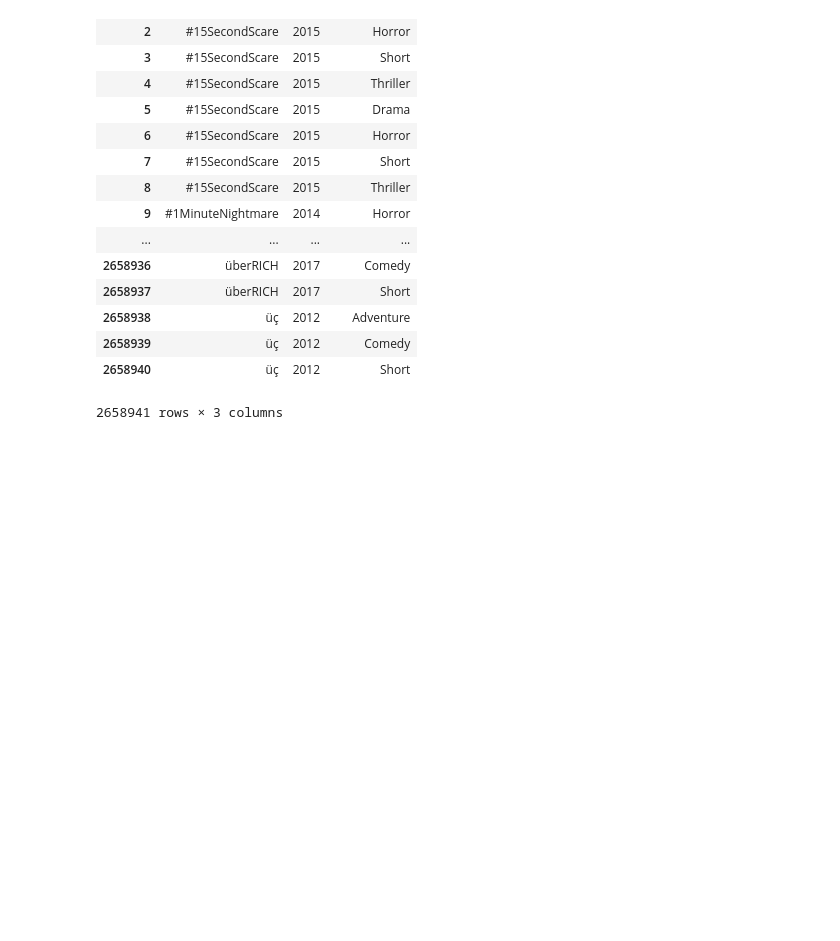
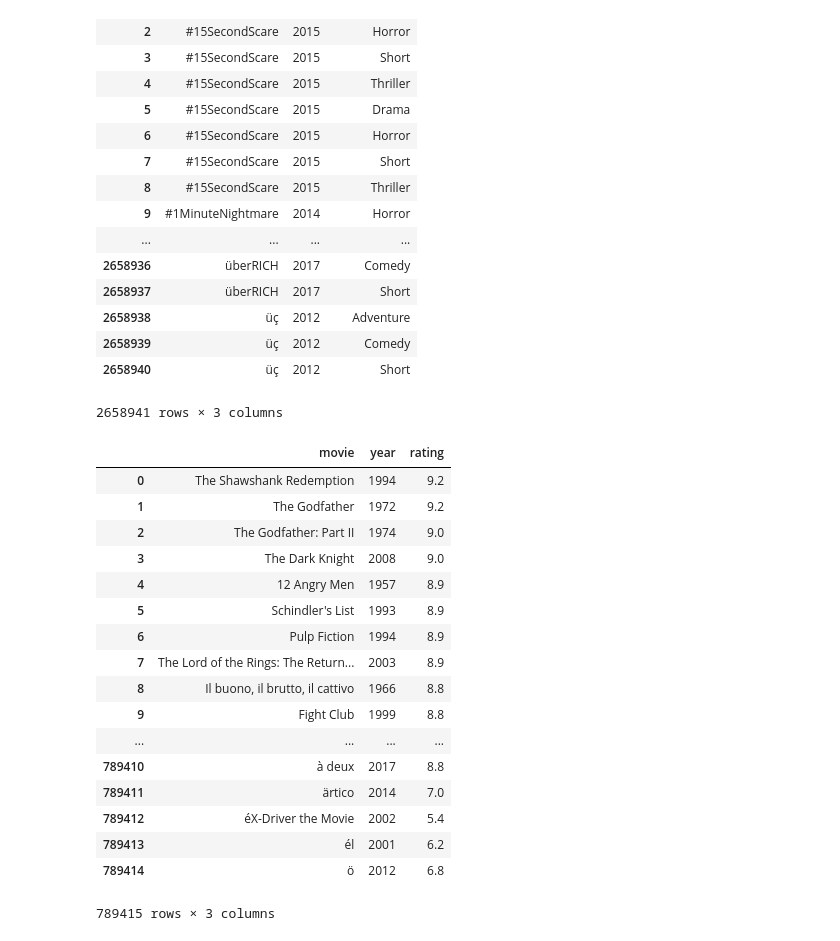
Before and after one commit to jleblond/data_analytics_tutorials, a Jupyter notebook: Tutorial 5/assignment2.ipynb, the cells around one changed output. Drawn from its saved outputs; the diff is of its cells as text; code cells hidden in the pictures; blank space fills up the shorter version.

```diff
--- a/Tutorial 5/assignment2.ipynb
+++ b/Tutorial 5/assignment2.ipynb
@@ -88,7 +85,7 @@ print (''.join(head[382:392]))   # skipping the first 382 lines as they are desc
 import re
 import pandas as pd
 
-with open("./data/genres.list", encoding="utf8", errors='ignore') as genres_file:
+with open("./data/genres.list") as genres_file:
     raw_content = genres_file.readlines()
     genres_list = []
     content = raw_content[382:]
@@ -96,7 +93,6 @@ with open("./data/genres.list", encoding="utf8", errors='ignore') as genres_file
         m = re.match(r'"?(.*[^"])"? \(((?:\d|\?){4})(?:/\w*)?\).*\s((?:\w|-)+)', line.strip())
         if m is None: continue
         genres_list.append([m.group(1), m.group(2), m.group(3)])
-        # genres_list.append([m.group(1), m.group(2), m.group(3)])
     genres_data = pd.DataFrame(genres_list, columns=['movie', 'year', 'genre'])
 
 genres_data
@@ -119,3 +115,34 @@ genres_data
 | 2658939 | üç | 2012 | Comedy |
 | 2658940 | üç | 2012 | Short |
 2658941 rows × 3 columns
+# %%
+with open("./data/ratings.list") as ratings_file:
+    raw_content = ratings_file.readlines()
+    ratings_list = []
+    content = raw_content[28:]
+    for line in content:
+        m = re.match(r'(?:\d|\.|\*){10}\s+\d+\s+(1?\d\.\d)\s"?(.*[^"])"? \(((?:\d|\?){4})(?:/\w*)?\)', line.strip())
+        if m is None: continue
+        ratings_list.append([m.group(2), m.group(3), m.group(1)])
+    ratings_data = pd.DataFrame(ratings_list, columns=['movie', 'year', 'rating'])
+
+ratings_data
+# %% [output]
+|  | movie | year | rating |
+| 0 | The Shawshank Redemption | 1994 | 9.2 |
+| 1 | The Godfather | 1972 | 9.2 |
+| 2 | The Godfather: Part II | 1974 | 9.0 |
+| 3 | The Dark Knight | 2008 | 9.0 |
+| 4 | 12 Angry Men | 1957 | 8.9 |
+| 5 | Schindler's List | 1993 | 8.9 |
+| 6 | Pulp Fiction | 1994 | 8.9 |
+| 7 | The Lord of the Rings: The Return... | 2003 | 8.9 |
+| 8 | Il buono, il brutto, il cattivo | 1966 | 8.8 |
+| 9 | Fight Club | 1999 | 8.8 |
+| ... | ... | ... | ... |
+| 789410 | à deux | 2017 | 8.8 |
+| 789411 | ärtico | 2014 | 7.0 |
+| 789412 | éX-Driver the Movie | 2002 | 5.4 |
+| 789413 | él | 2001 | 6.2 |
+| 789414 | ö | 2012 | 6.8 |
+789415 rows × 3 columns
```
Also changed, not shown: parts of 42 cells of this notebook.
